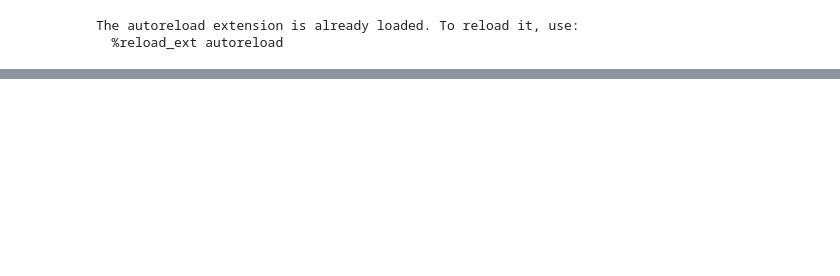
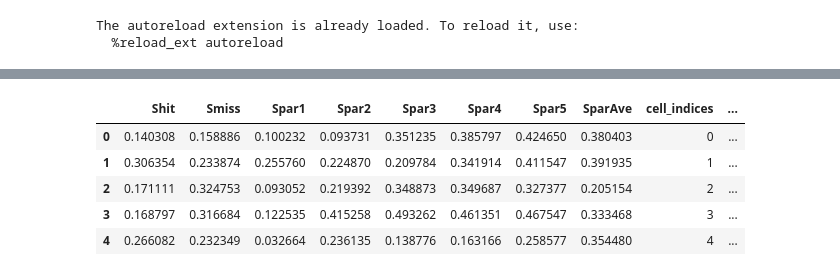
Before and after one commit to yonibrowning/oBehave, a Jupyter notebook: PlottingTesting/PCA_responces.ipynb, the cells around one changed output, grey strips where cells are left out. Saved outputs shown, nothing was run; the diff lists cells and outputs as text; code cells hidden in the pictures; blank space fills up the shorter version.

```diff
--- a/PlottingTesting/PCA_responces.ipynb
+++ b/PlottingTesting/PCA_responces.ipynb
@@ -109,0 +117,9 @@ print(sp.stats.ks_2samp(cr['Spar2'],cr['Spar3']))
+# %%
+CellResp.head()
+# %% [output]
+|  | Shit | Smiss | Spar1 | Spar2 | Spar3 | Spar4 | Spar5 | SparAve | cell_indices | ... |
+| 0 | 0.140308 | 0.158886 | 0.100232 | 0.093731 | 0.351235 | 0.385797 | 0.424650 | 0.380403 | 0 | ... |
+| 1 | 0.306354 | 0.233874 | 0.255760 | 0.224870 | 0.209784 | 0.341914 | 0.411547 | 0.391935 | 1 | ... |
+| 2 | 0.171111 | 0.324753 | 0.093052 | 0.219392 | 0.348873 | 0.349687 | 0.327377 | 0.205154 | 2 | ... |
+| 3 | 0.168797 | 0.316684 | 0.122535 | 0.415258 | 0.493262 | 0.461351 | 0.467547 | 0.333468 | 3 | ... |
+| 4 | 0.266082 | 0.232349 | 0.032664 | 0.236135 | 0.138776 | 0.163166 | 0.258577 | 0.354480 | 4 | ... |
```
Also changed, not shown: parts of 8 cells of this notebook, 4 other files.
